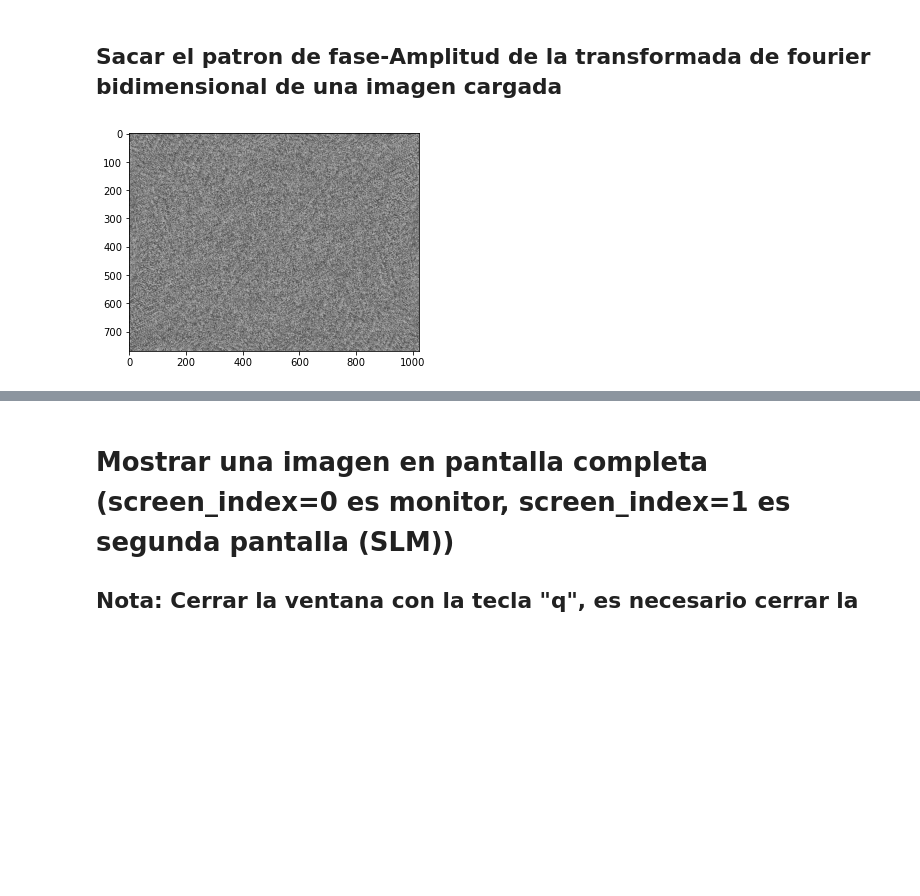
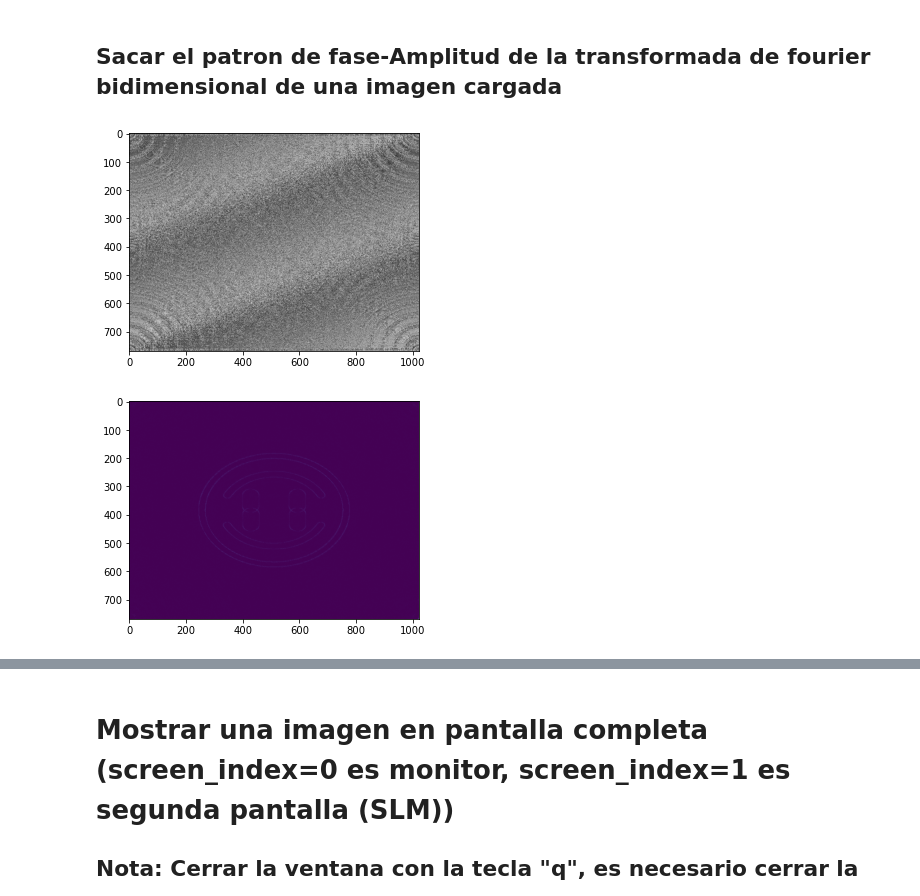
Before and after one commit to andresarias1105/Proyecto_SLM, a Jupyter notebook: SLM_HOLGRAMS.ipynb, the cells around one changed output, grey strips where cells are left out. Saved outputs shown, nothing was run; the diff lists cells and outputs as text; code cells hidden in the pictures; blank space fills up the shorter version.

```diff
--- a/SLM_HOLGRAMS.ipynb
+++ b/SLM_HOLGRAMS.ipynb
@@ -344,13 +344,15 @@ def resize_drawing(image_path, width, height, scale_factor=1.0):
     return final_image
 
 # Adjust scale_factor to resize the Among Us character
-scale_factor = 0.5  # Increase to make it larger, decrease to shrink
+scale_factor = 0.6  # Increase to make it larger, decrease to shrink
 
 # Process image
-Figure = resize_drawing("Amongus.jpg", 1024, 768, scale_factor)
+Figure = resize_drawing("Smiley.png", 1024, 768, scale_factor)
 
 # Display image
 plt.imshow(Figure, cmap="gray")
 plt.axis("off")  # Hide axes
-plt.show()
+
+plt.savefig("FIGURAS\Smiley.png",bbox_inches='tight', transparent="True", pad_inches=0,dpi=300)
+plt.show
 # %% [output]
@@ -476,6 +479,7 @@ plt.savefig("Figuras\Hologram.png",bbox_inches='tight', transparent="True", pad_
 ## FFT DE IMAGEN
 
 from scipy.fft import ifftn
+from scipy.fft import fftn
 
 
 import cv2
@@ -491,38 +495,81 @@ def resize_image_to_matrix_im(image, width, height):
 
 
 
-FFTFigure=ifftn(Figure)
+FFTFigure=fftn(Figure)
 
 #FFTHologram=Amplitude_Phase_pattern(ifftn(Figure),pix_size,Nxpix,Nypix)
-FFTHologram=resize_image_to_matrix_im(np.angle(ifftn(Figure)),Nxpix,Nypix) #Patron de solo fase
+FFTHologram=resize_image_to_matrix_im(np.angle(fftn(Figure)),Nxpix,Nypix) #Patron de solo fase
 
 
 def Fresnel_Grating(f,NX,NY,Pixsize,k): ##Este patron actua como un lente con distancia focal f
 
     psi=np.zeros([NY,NX])
 
     x = np.linspace(-Nxpix/2*Pix_size, Nxpix/2*Pix_size, Nxpix)
     y = np.linspace(-Nypix/2*Pix_size, Nypix/2*Pix_size, Nypix)
 
 
 
 
 
     for n in range(NY):
         for m in range(NX):
 
             psi[n,m]=np.mod( (k* (x[m]**2+y[n]**2))/(2*f) , 2*np.pi)
 
 
 
     psi_int=((psi - psi.min()) * (1/(psi.max() - psi.min()) * 255)).astype('uint8')
     return psi_int,psi
 
 
 lens=Fresnel_Grating(450e-3,Nxpix,Nypix,Pix_size,k)[1]
 
+
+
+
+def Phase_pattern(Desired_Field, LAMBDA, NX, NY, Contrast=1):
+
+    PHI = np.angle(Desired_Field)
+
+
+    F = PHI
+
+    # Eliminamos los bucles for usando operaciones vectorizadas
+    x = np.arange(NX)
+    y = np.arange(NY)
+    X, Y = np.meshgrid(x, y, indexing='xy')
+
+    psi =  np.mod(F + ( 2* np.pi * X / (0.8*LAMBDA)) + (2 * np.pi * Y / (0.8*LAMBDA)) , 2* np.pi)
+
+    psi_int = ((psi - psi.min()) * (255 / (psi.max() - psi.min()))).astype(np.uint8)
+
+    return contrast_function(Contrast, psi_int)
+
+
+
+
+
 Focused_FFT=FFTHologram
 
-pattern=plt.imshow(Focused_FFT,cmap="gray",aspect='equal')
+plt.figure(1)
+
+plt.imshow(FFTHologram,cmap="gray",aspect='equal')
+
+
+
+plt.savefig("Figuras\FFTHologram.png",bbox_inches='tight', transparent="True", pad_inches=0,dpi=300)
+
+
+plt.figure(2)
+
+
+Magnitude=np.abs(ifftn (np.angle(fftn(Figure))))
+#plt.imshow(Magnitude)
+Magnitudeint=(((Magnitude - Magnitude.min()) * (1/(Magnitude.max() - Magnitude.min()) * 255)).astype('uint8'))
+
+plt.imshow(Magnitudeint)
+plt.savefig("Figuras\RECONSTRUCTIONANGLE.png",bbox_inches='tight', transparent="True", pad_inches=0,dpi=300)
 # %% [output]
-[figure, old version]
+[figure, new version]
+[figure, added]
```
Also changed, not shown: parts of 14 cells of this notebook.
